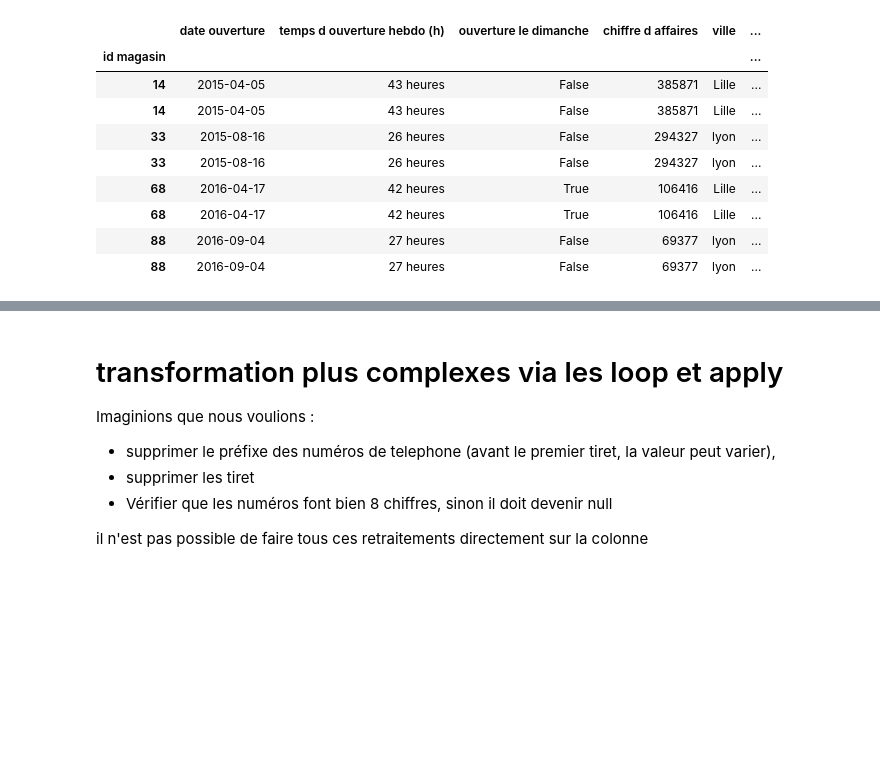
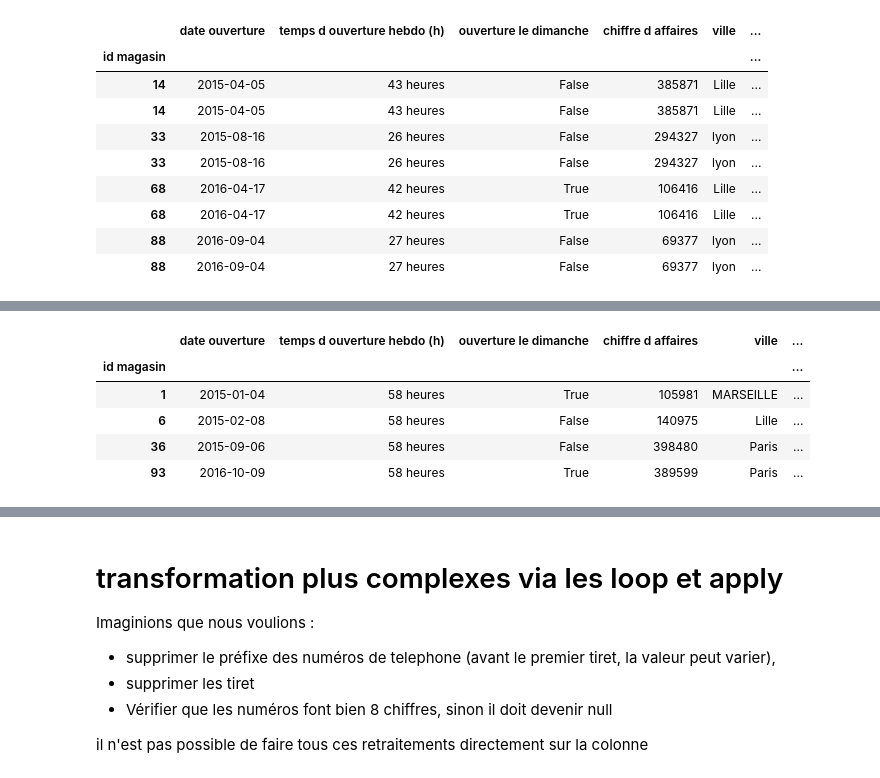
Before and after one commit to nevillemakoyi/Pandas_basic, a Jupyter notebook: notebooks/3 - data cleaning avec pandas - cours - élève.ipynb, the cells around one changed output, grey strips where cells are left out. Saved outputs shown, nothing was run; the diff lists cells and outputs as text; code cells hidden in the pictures; blank space fills up the shorter version.

```diff
--- a/notebooks/3 - data cleaning avec pandas - cours - élève.ipynb
+++ b/notebooks/3 - data cleaning avec pandas - cours - élève.ipynb
@@ -494,0 +533,9 @@ data_wp.loc[[14,33,68,88]]
+# %%
+data_wp[ data_wp['temps d ouverture hebdo (h)'] == '58 heures']
+# %% [output]
+|  | date ouverture | temps d ouverture hebdo (h) | ouverture le dimanche | chiffre d affaires | ville | ... |
+| id magasin |  |  |  |  |  | ... |
+| 1 | 2015-01-04 | 58 heures | True | 105981 | MARSEILLE | ... |
+| 6 | 2015-02-08 | 58 heures | False | 140975 | Lille | ... |
+| 36 | 2015-09-06 | 58 heures | False | 398480 | Paris | ... |
+| 93 | 2016-10-09 | 58 heures | True | 389599 | Paris | ... |
```
Also changed, not shown: parts of 8 cells of this notebook.
